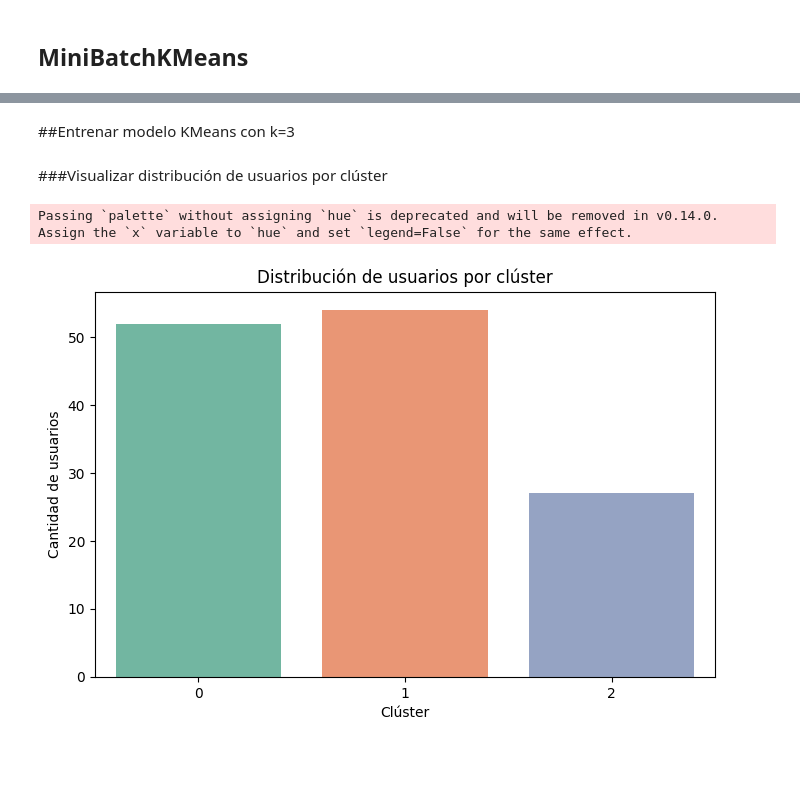
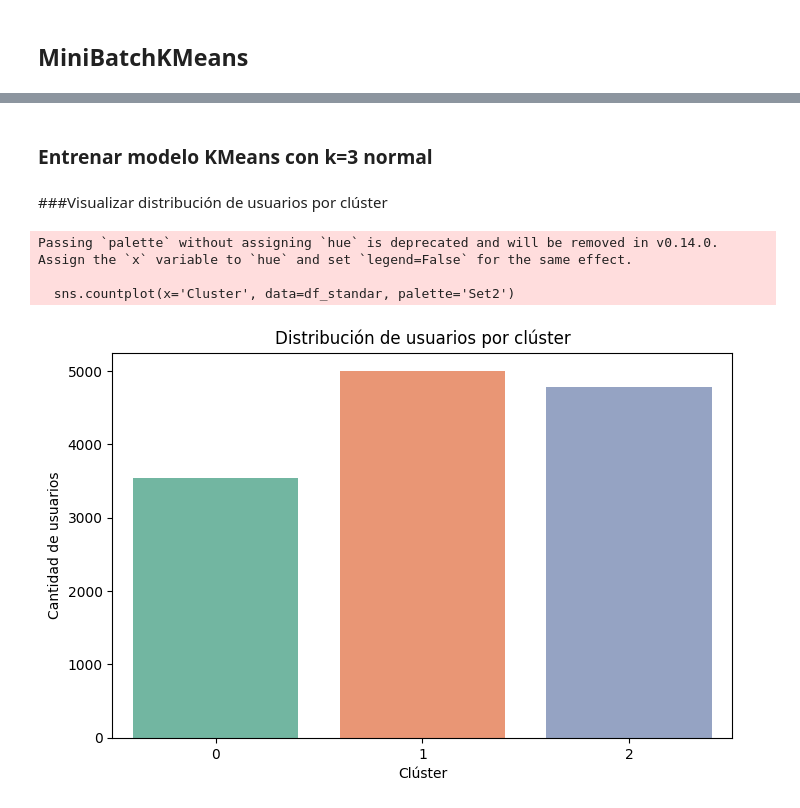
Before and after one commit to vyolete/SystemRecomendations, a Jupyter notebook: KmeansBookRecomendation.ipynb, the cells around one changed output, grey strips where cells are left out. Saved outputs shown, nothing was run; the diff lists cells and outputs as text; code cells hidden in the pictures; blank space fills up the shorter version.

```diff
--- a/KmeansBookRecomendation.ipynb
+++ b/KmeansBookRecomendation.ipynb
@@ -140,6 +145,6 @@ k_range = range(2, 11)
 # Usamos tqdm para ver el progreso
 for k in tqdm(k_range, desc="Calculando MiniBatchKMeans"):
     mbkmeans = MiniBatchKMeans(n_clusters=k, random_state=42, batch_size=1000, n_init=10)
-    mbkmeans.fit(data_standar)
+    mbkmeans.fit(df_standar)
     inercia.append(mbkmeans.inertia_)
-    silhouette.append(silhouette_score(data_standar, mbkmeans.labels_))
+    silhouette.append(silhouette_score(df_standar, mbkmeans.labels_))
@@ -158,6 +165,6 @@ k_range = range(2, 11)
 # Usamos tqdm para ver el progreso
 for k in tqdm(k_range, desc="Calculando KMeans"):
     kmeans = KMeans(n_clusters=k, random_state=42, n_init=10)
-    kmeans.fit(data_standar)
+    kmeans.fit(df_standar)
     inercia.append(kmeans.inertia_)
-    silhouette.append(silhouette_score(data_standar, kmeans.labels_))
+    silhouette.append(silhouette_score(df_standar, kmeans.labels_))
@@ -184,5 +193,5 @@ plt.show()
 # %% [markdown]
-##Entrenar modelo KMeans con k=3
+### Entrenar modelo KMeans con k=3 normal
 # %%
 #Solo ejecutar si se esta trabajando con kmeans y todos los datos
 
@@ -192,15 +201,15 @@ from sklearn.cluster import KMeans
 from sklearn.cluster import KMeans
 
 # Entrenamos el modelo con 4 clusters
-kmeans_final = KMeans(n_clusters=2, random_state=42, n_init=10)
-kmeans_final.fit(data_standar)
+kmeans_final = KMeans(n_clusters=4, random_state=42, n_init=10)
+kmeans_final.fit(df_standar)
 
 # Agregamos la columna de cluster al DataFrame original
-data_standar['Cluster'] = kmeans_final.labels_
+df_standar['Cluster'] = kmeans_final.labels_
 # %%
 # Entrenamos el modelo con 2 clusters (ajusta el número según lo que necesites)
 kmeans_final = MiniBatchKMeans(n_clusters=3, random_state=42, n_init=10, batch_size=1024)
-kmeans_final.fit(data_standar)
+kmeans_final.fit(df_standar)
 
 # Agregamos la columna de cluster al DataFrame original
-data_standar['Cluster'] = kmeans_final.labels_
+df_standar['Cluster'] = kmeans_final.labels_
@@ -209,14 +221,16 @@ data_standar['Cluster'] = kmeans_final.labels_
 # %%
 # This cell plots the count of clusters using the updated data_standar DataFrame
 import seaborn as sns
 import matplotlib.pyplot as plt
 
 plt.figure(figsize=(8, 5))
-sns.countplot(x='Cluster', data=data_standar, palette='Set2')
+sns.countplot(x='Cluster', data=df_standar, palette='Set2')
 plt.title('Distribución de usuarios por clúster')
 plt.xlabel('Clúster')
 plt.ylabel('Cantidad de usuarios')
 plt.show()
 # %% [output]
 Passing `palette` without assigning `hue` is deprecated and will be removed in v0.14.0. Assign the `x` variable to `hue` and set `legend=False` for the same effect.
+
+  sns.countplot(x='Cluster', data=df_standar, palette='Set2')
-[figure, old version]
+[figure, new version]
```
Also changed, not shown: parts of 14 cells of this notebook.
